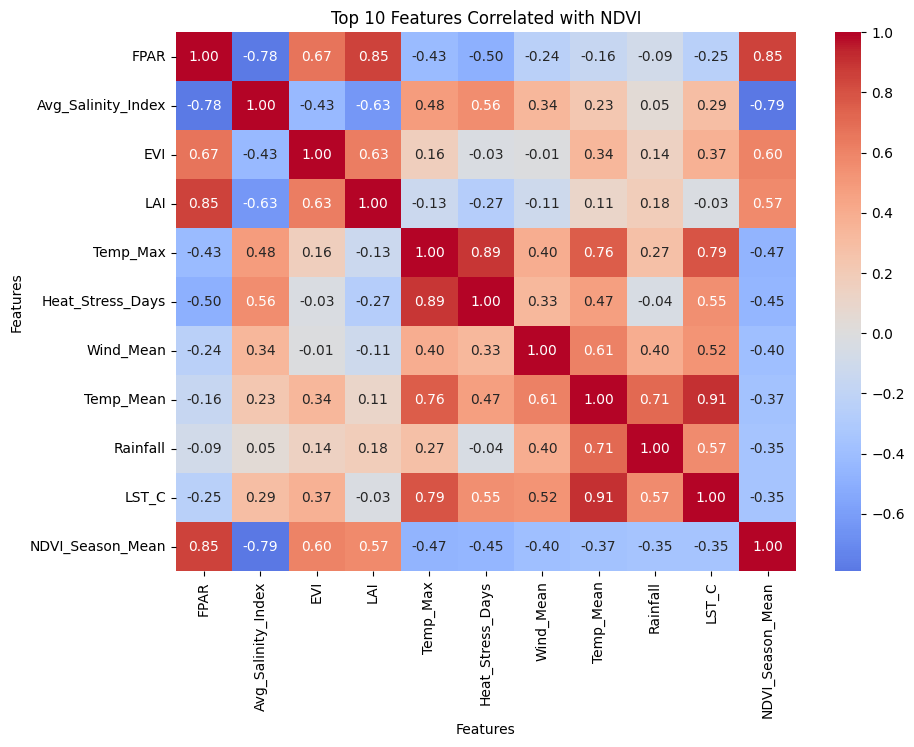
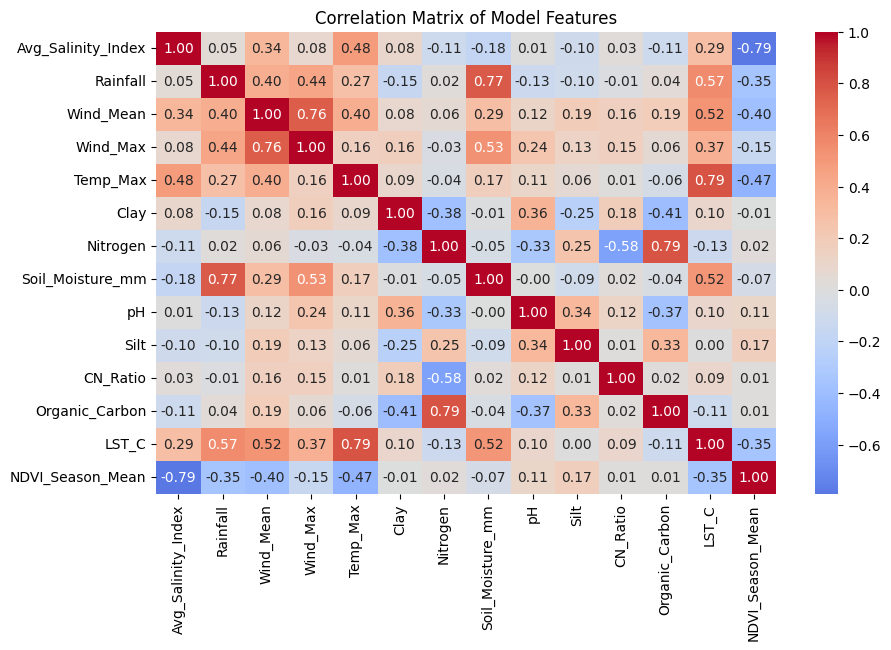
Unified diff of the notebook cell whose output changed from the first chart to the second:
--- before
+++ after
@@ -1,29 +1,13 @@
-target = "NDVI_Season_Mean"
+model_cols = [
+    "Avg_Salinity_Index", "Rainfall", "Wind_Mean", "Wind_Max",
+    "Temp_Max", "Clay", "Nitrogen", "Soil_Moisture_mm",
+    "pH", "Silt", "CN_Ratio", "Organic_Carbon", "LST_C",
+    "NDVI_Season_Mean"
+]
 
-numeric_df = df.select_dtypes(include="number")
+corr = df[model_cols].corr()
 
-corr_with_target = numeric_df.corr()[target].drop(target)
-
-top_features = (
-    corr_with_target
-    .abs()
-    .sort_values(ascending=False)
-    .head(10)
-    .index
-)
-
-cols = list(top_features) + [target]
-
-plt.figure(figsize=(10, 7))
-sns.heatmap(
-    df[cols].corr(),
-    annot=True,
-    cmap="coolwarm",
-    center=0,
-    fmt=".2f"
-)
-
-plt.title("Top 10 Features Correlated with NDVI")
-plt.xlabel("Features")
-plt.ylabel("Features")
+plt.figure(figsize=(10, 6))
+sns.heatmap(corr, annot=True, cmap="coolwarm", center=0, fmt=".2f")
+plt.title("Correlation Matrix of Model Features")
 plt.show()

Commit: Update EDA.ipynb